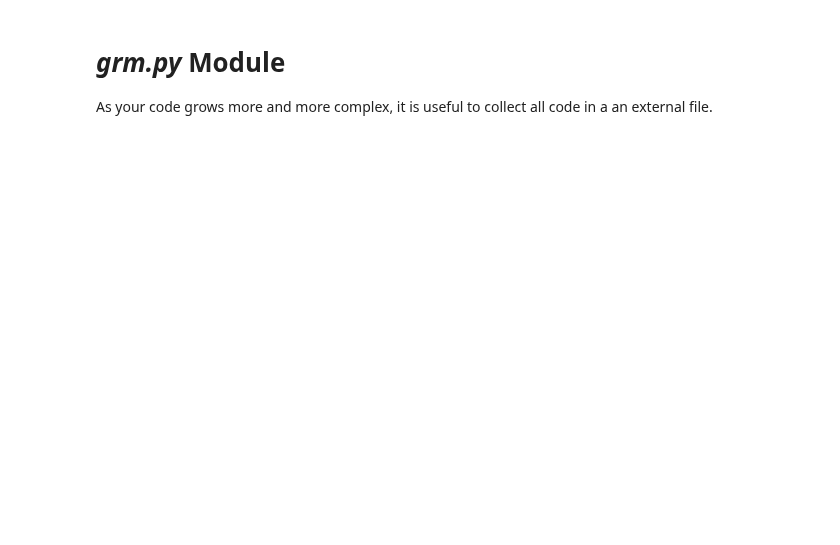
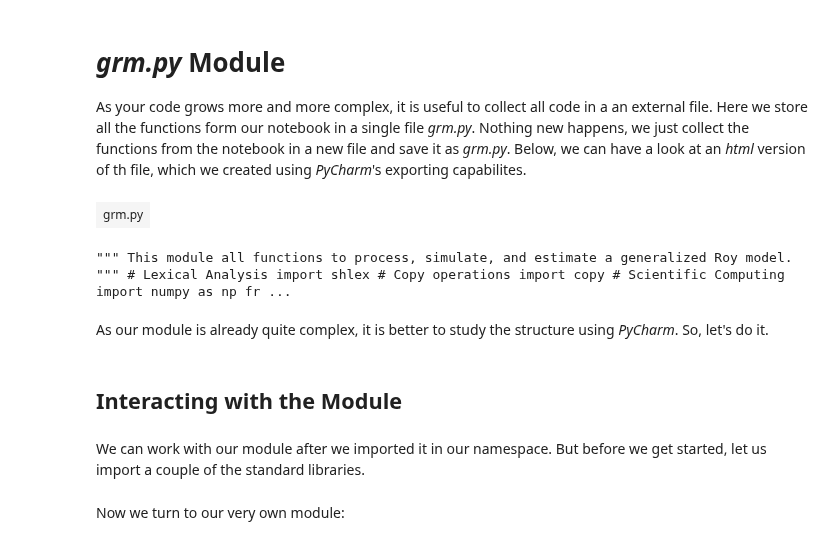
Before and after one commit to snowdj/course, a Jupyter notebook: lectures/economic_models/generalized_roy/module/lecture.ipynb, the cells around one changed output. Saved outputs shown, nothing was run; the diff lists cells and outputs as text; code cells hidden in the pictures; blank space fills up the shorter version.

Commit message:
adding module lectures

```diff
--- a/lectures/economic_models/generalized_roy/module/lecture.ipynb
+++ b/lectures/economic_models/generalized_roy/module/lecture.ipynb
@@ -7,4 +7,16 @@ HTML(open(css_file, 'r').read())
 # %% [markdown]
 # *grm.py* Module
 
-As your code grows more and more complex, it is useful to collect all code in a an external file.
+As your code grows more and more complex, it is useful to collect all code in a an external file. Here we store all the functions form our notebook in a single file *grm.py*. Nothing new happens, we just collect the functions from the notebook in a new file and save it as *grm.py*. Below, we can have a look at an *html* version of th file, which we created using *PyCharm*'s exporting capabilites.
+# %%
+from IPython.display import display, HTML
+display(HTML('grm.html'))
+# %% [output]
+| grm.py |
+""" This module all functions to process, simulate, and estimate a generalized Roy model. """ # Lexical Analysis import shlex # Copy operations import copy # Scientific Computing import numpy as np fr ...
+# %% [markdown]
+As our module is already quite complex, it is better to study the structure using *PyCharm*. So, let's do it.
+# %% [markdown]
+## Interacting with the Module
+# %% [markdown]
+We can work with our module after we imported it in our namespace. But before we get started, let us import a couple of the standard libraries.
@@ -10,0 +29,2 @@ As your code grows more and more complex, it is useful to collect all code in a
+# %% [markdown]
+Now we turn to our very own module:
```
Also changed, not shown: parts of 4 cells of this notebook, 3 other files.
